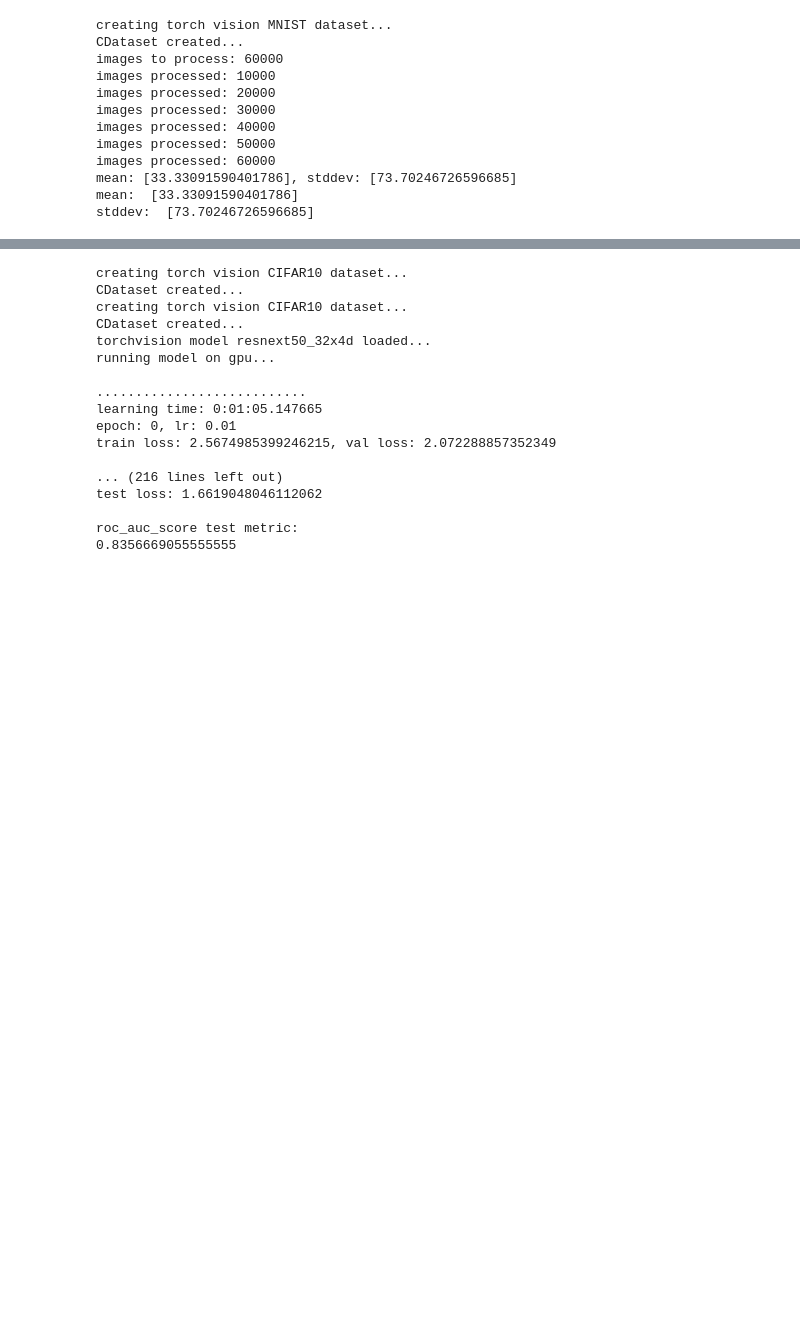
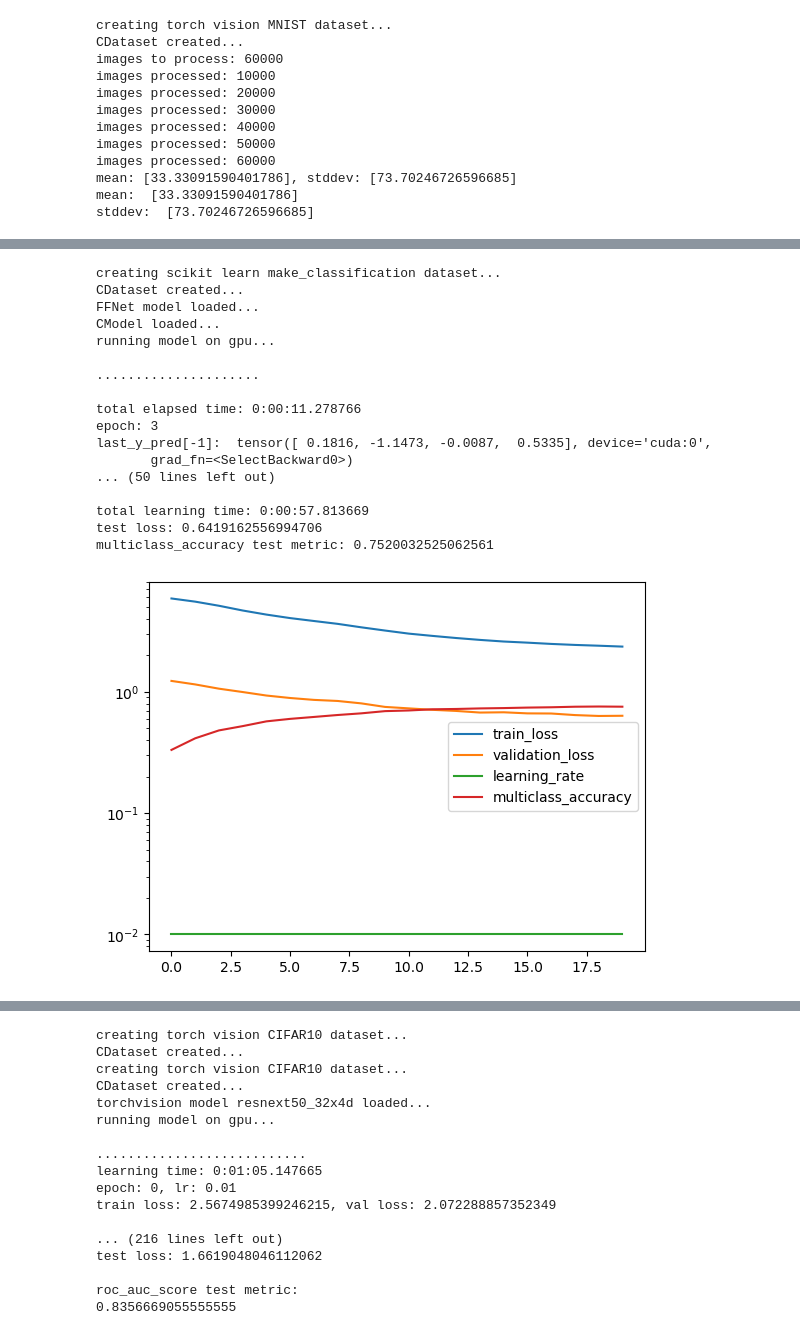
Before and after one commit to icanswim/cosmosis, a Jupyter notebook: experiment.ipynb, the cells around one changed output, grey strips where cells are left out. Saved outputs shown, nothing was run; the diff lists cells and outputs as text; code cells hidden in the pictures; blank space fills up the shorter version.

```diff
--- a/experiment.ipynb
+++ b/experiment.ipynb
@@ -450,3 +448,76 @@ roc_auc_score test metric:
+# %%
+# example using on GPU torcheval metrics
+
+model_param = {'in_channels': 256,
+               'hidden': 128,
+               'out_channels': 4,
+               'model_name': 'funnel'}
+
+ds_param = {'train_param': {'input_dict': {'X': ['X'],
+                                           'y': ['y']},
+                            'features_dtype': 'float32',
+                            'targets_dtype': 'int64',
+                            'transforms': {'y': [SqueezeN()],
+                                           'X': []},
+                            'dataset': 'make_classification',
+                            'sk_param': {'n_samples': 100000,
+                                         'n_features': 300,
+                                         'n_informative': 200,
+                                         'n_redundant': 5,
+                                         'n_repeated': 5,
+                                         'n_clusters_per_class': 5,
+                                         'flip_y': 0.05,
+                                         'class_sep': 0.05,
+                                         'n_classes': 4}}}
+
+metrics_param = {'report_interval': 10,
+                 'log_plot': True,
+                 'metric_name': 'multiclass_accuracy', #torcheval
+                 'metric_param': {'num_classes': 4}}
+
+opt_param = {'lr': 0.01}
+
+crit_param = {}
+
+sample_param = {'set_seed': 88,
+                 'splits': (.7,.15)}
+
+sched_param = {'factor': .5,
+               'patience': 2,
+               'cooldown': 1}
+
+learn = Learn([SKDS],
+              FFNet,
+              Sampler=Selector,
+              Metrics=Metrics,
+              Optimizer=Adam,
+              Scheduler=ReduceLROnPlateau,
+              Criterion=CrossEntropyLoss,
+              model_param=model_param, ds_param=ds_param,
+              sample_param=sample_param, opt_param=opt_param,
+              sched_param=sched_param, crit_param=crit_param,
+              metrics_param=metrics_param,
+              adapt=(300,256,.2), batch_size=128, epochs=20,
+              save_model='demo_model')
+# %% [output]
+creating scikit learn make_classification dataset...
+CDataset created...
+FFNet model loaded...
+CModel loaded...
+running model on gpu...
+
+.....................
+
+total elapsed time: 0:00:11.278766
+epoch: 3
+last_y_pred[-1]:  tensor([ 0.1816, -1.1473, -0.0087,  0.5335], device='cuda:0',
+       grad_fn=<SelectBackward0>)
+... (50 lines left out)
+
+total learning time: 0:00:57.813669
+test loss: 0.6419162556994706
+multiclass_accuracy test metric: 0.7520032525062561
+[figure, added]
 # %%
 #example inference with cosmosis sklearn classification dataset wrapper (SKDS) and custom model (FFNet)
 
```
Also changed, not shown: parts of 8 cells of this notebook, 2 other files.
